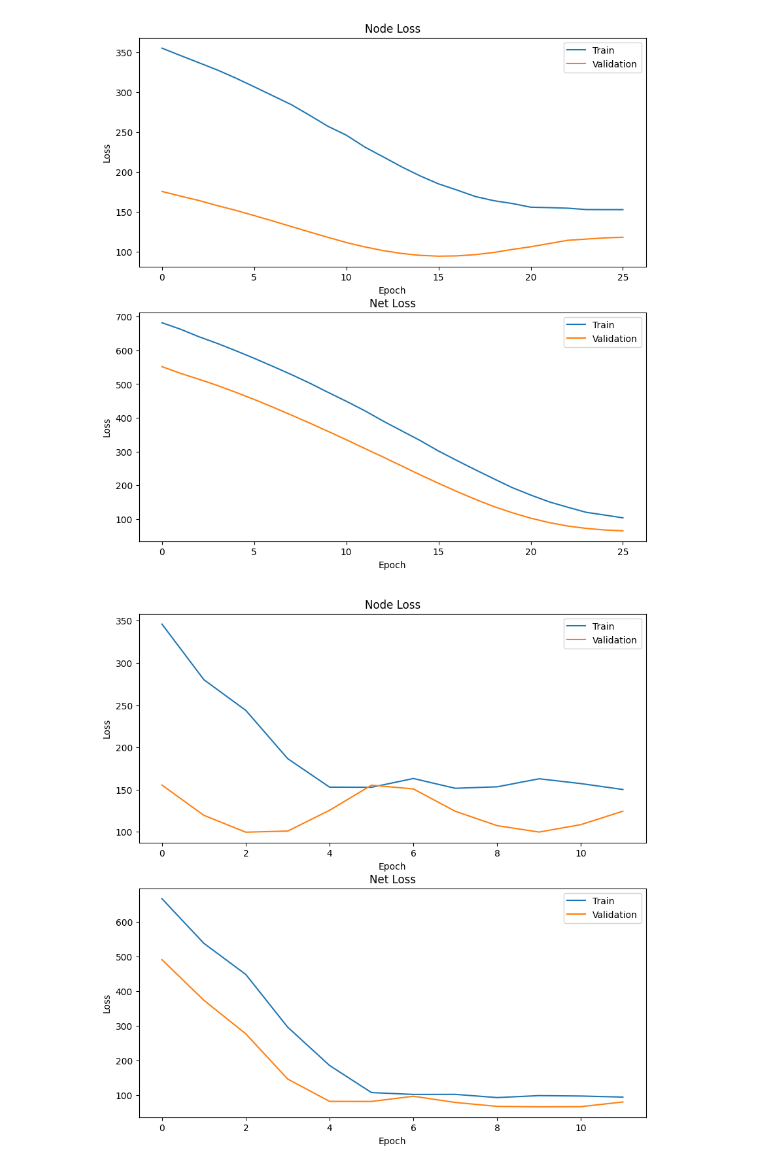
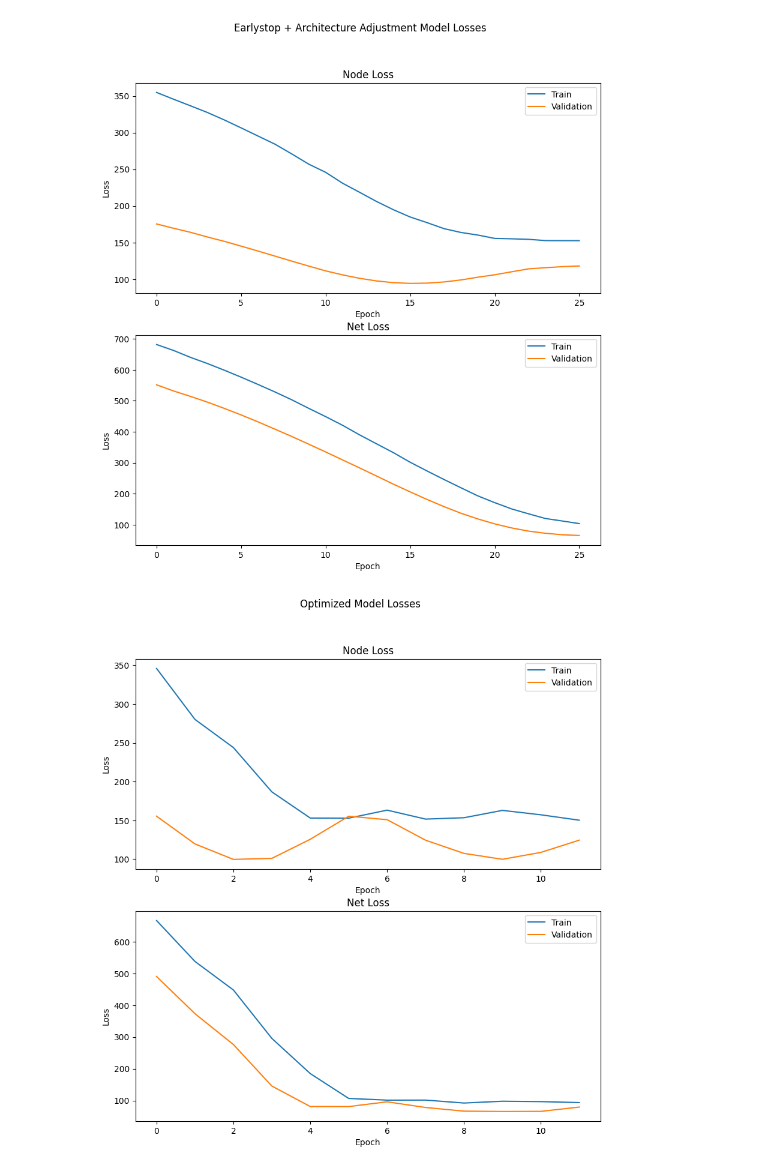
Before and after one commit to hanhoangia/dehnn-optim, a Jupyter notebook: notebook/loss_plots.ipynb, the cells around one changed output. Saved outputs shown, nothing was run; the diff lists cells and outputs as text; code cells hidden in the pictures.

```diff
--- a/notebook/loss_plots.ipynb
+++ b/notebook/loss_plots.ipynb
@@ -5,11 +5,13 @@ import matplotlib.pyplot as plt
 import sys
 import os
 # %%
-def plot_losses(losses):
+def plot_losses(losses, title):
     # do a line plot for train_node_loss and val_node_loss over the epochs
     # do a line plot for train_net_loss and val_net_loss over the epochs
     # create a subplot with 2 rows and 1 column
     fig, ax = plt.subplots(2, 1, figsize=(10, 10))
+    # set the title of the plot
+    fig.suptitle(title)
     # plot the node loss
     losses[['train_node_loss', 'val_node_loss']].plot(ax=ax[0])
     ax[0].set_title('Node Loss')
@@ -22,8 +24,6 @@ def plot_losses(losses):
     ax[1].set_xlabel('Epoch')
     ax[1].set_ylabel('Loss')
     ax[1].legend(['Train', 'Validation'])
-    plt.savefig('loss_curves.png')
-    plt.show()
 # %%
 losses_baseline = pd.read_csv('../profiling_results/baseline/performance.csv')
 losses_baseline = losses_baseline.set_index('epoch')
@@ -39,12 +43,16 @@ plot_losses(losses_baseline_earlystop)
 # %%
-losses_baseline_earlystop_aa = pd.read_csv('../profiling_results/baseline-earlystop-architectureadjustment/performance.csv')
+losses_baseline_earlystop_aa = pd.read_csv('../profiling_results/earlystop-architectureadjustment/performance.csv')
 losses_baseline_earlystop_aa = losses_baseline_earlystop_aa.set_index('epoch')
-plot_losses(losses_baseline_earlystop_aa)
+plot_losses(losses_baseline_earlystop_aa, 'Earlystop + Architecture Adjustment Model Losses')
+plt.savefig('../profiling_results/earlystop-architectureadjustment/loss_curves.png')
+plt.show()
 # %% [output]
-[figure, old version]
+[figure, new version]
 # %%
 losses_optimized = pd.read_csv('../profiling_results/optimized/performance.csv')
 losses_opitmized = losses_optimized.set_index('epoch')
-plot_losses(losses_optimized)
+plot_losses(losses_optimized, 'Optimized Model Losses')
+plt.savefig('../profiling_results/optimized/loss_curves.png')
+plt.show()
 # %% [output]
-[figure, old version]
+[figure, new version]
```
Also changed, not shown: parts of 2 cells of this notebook, 10 other files.
